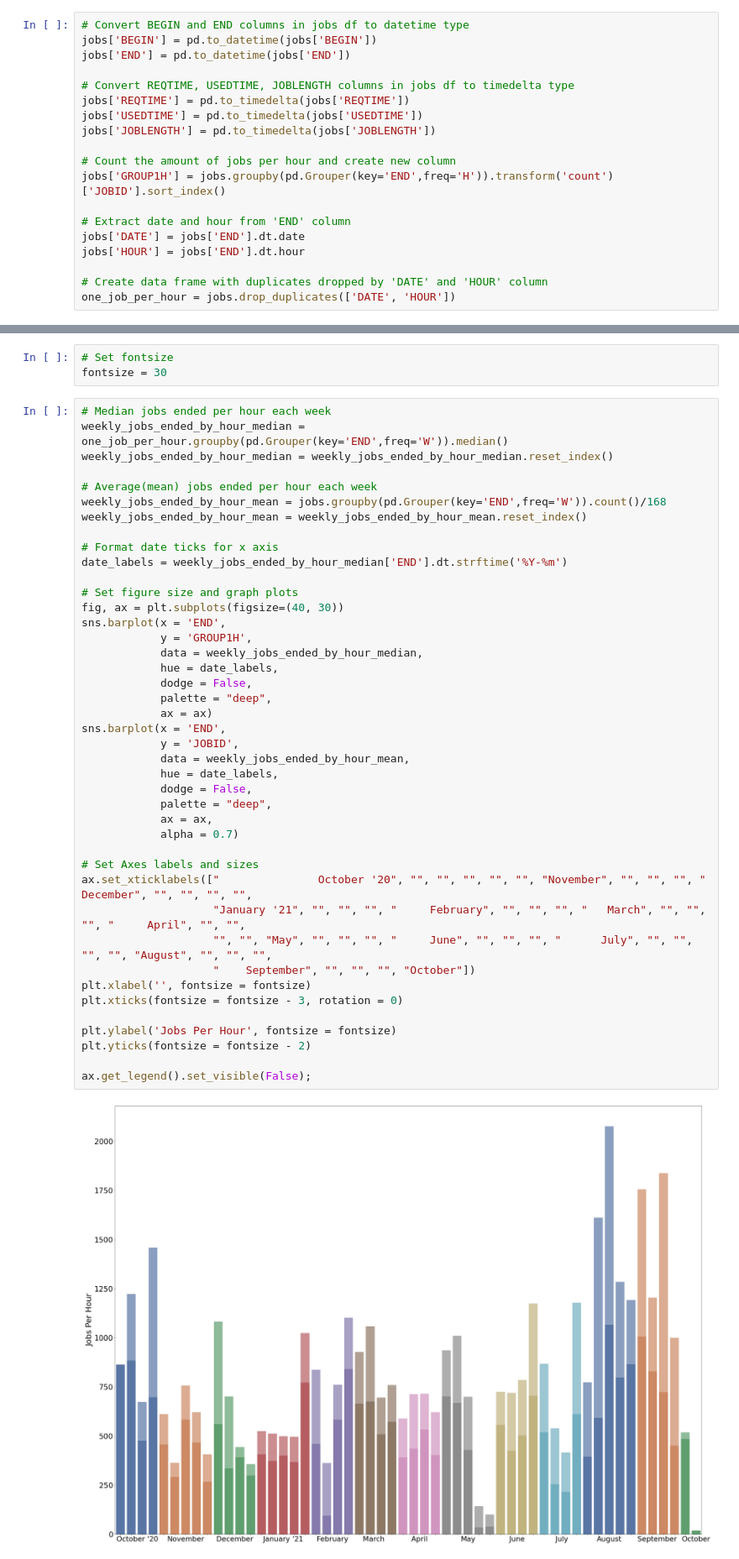
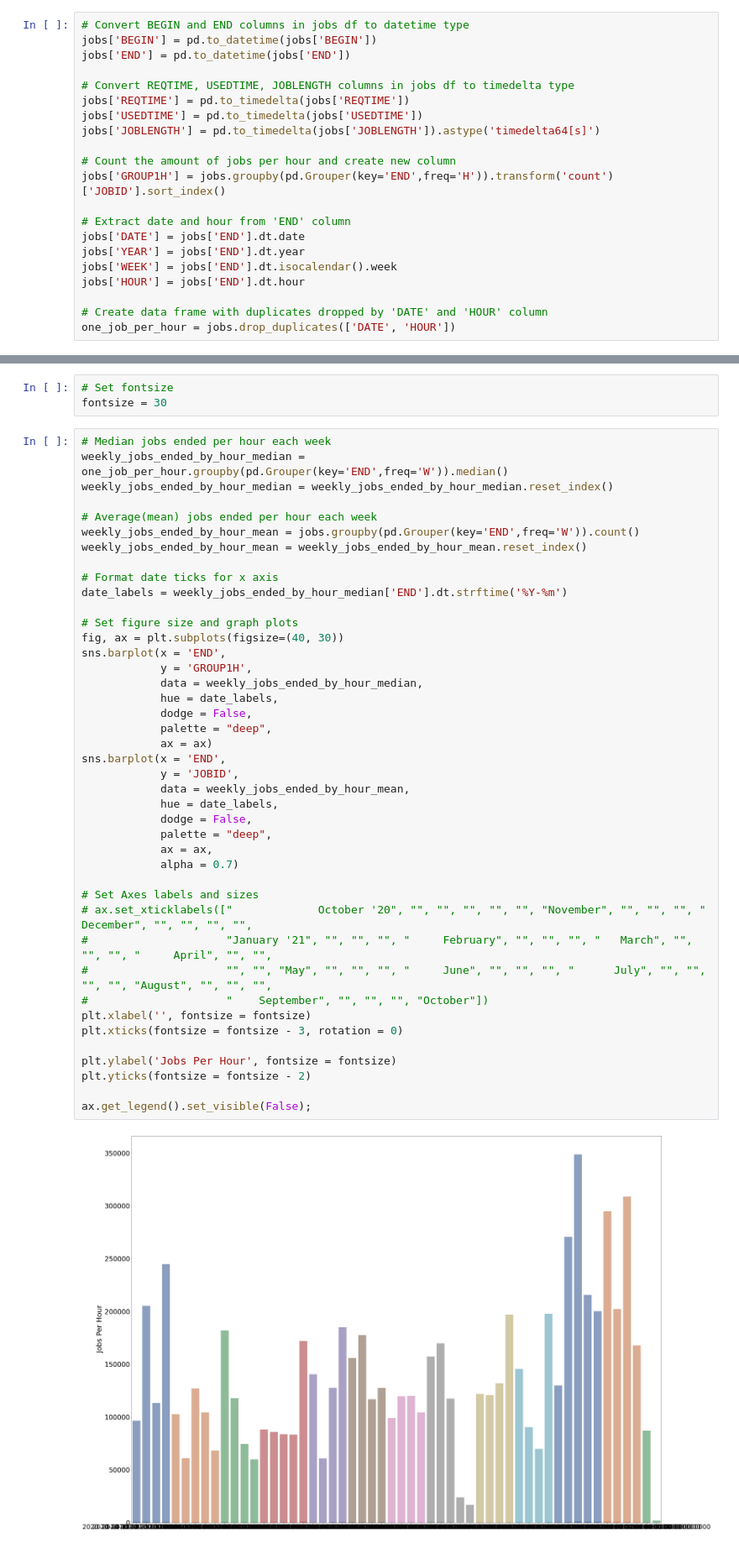
Before and after one commit to nss-data-science-cohort-5/accre-red-skittles, a Jupyter notebook: notebooks/Question 1.ipynb, the cells around one changed output, grey strips where cells are left out. Shown at 84% size. Saved outputs shown, nothing was run; the diff lists cells and outputs as text.

Commit message:
Completed the graphs and JOBLENGTH statistics for the final presentation

```diff
--- a/notebooks/Question 1.ipynb
+++ b/notebooks/Question 1.ipynb
@@ -16,13 +18,15 @@ jobs['END'] = pd.to_datetime(jobs['END'])
 # Convert REQTIME, USEDTIME, JOBLENGTH columns in jobs df to timedelta type
 jobs['REQTIME'] = pd.to_timedelta(jobs['REQTIME'])
 jobs['USEDTIME'] = pd.to_timedelta(jobs['USEDTIME'])
-jobs['JOBLENGTH'] = pd.to_timedelta(jobs['JOBLENGTH'])
+jobs['JOBLENGTH'] = pd.to_timedelta(jobs['JOBLENGTH']).astype('timedelta64[s]')
 
 # Count the amount of jobs per hour and create new column
 jobs['GROUP1H'] = jobs.groupby(pd.Grouper(key='END',freq='H')).transform('count')['JOBID'].sort_index()
 
 # Extract date and hour from 'END' column
 jobs['DATE'] = jobs['END'].dt.date
+jobs['YEAR'] = jobs['END'].dt.year
+jobs['WEEK'] = jobs['END'].dt.isocalendar().week
 jobs['HOUR'] = jobs['END'].dt.hour
 
 # Create data frame with duplicates dropped by 'DATE' and 'HOUR' column
@@ -49,41 +42,41 @@ weekly_jobs_ended_by_hour_median = one_job_per_hour.groupby(pd.Grouper(key='END'
 weekly_jobs_ended_by_hour_median = weekly_jobs_ended_by_hour_median.reset_index()
 
 # Average(mean) jobs ended per hour each week
-weekly_jobs_ended_by_hour_mean = jobs.groupby(pd.Grouper(key='END',freq='W')).count()/168
+weekly_jobs_ended_by_hour_mean = jobs.groupby(pd.Grouper(key='END',freq='W')).count()
 weekly_jobs_ended_by_hour_mean = weekly_jobs_ended_by_hour_mean.reset_index()
 
 # Format date ticks for x axis
 date_labels = weekly_jobs_ended_by_hour_median['END'].dt.strftime('%Y-%m')
 
 # Set figure size and graph plots
 fig, ax = plt.subplots(figsize=(40, 30))
 sns.barplot(x = 'END',
             y = 'GROUP1H',
             data = weekly_jobs_ended_by_hour_median,
             hue = date_labels,
             dodge = False,
             palette = "deep",
             ax = ax)
 sns.barplot(x = 'END',
             y = 'JOBID',
             data = weekly_jobs_ended_by_hour_mean,
             hue = date_labels,
             dodge = False,
             palette = "deep",
             ax = ax,
             alpha = 0.7)
 
 # Set Axes labels and sizes
-ax.set_xticklabels(["               October '20", "", "", "", "", "", "November", "", "", "", "     December", "", "", "", "",
-                    "January '21", "", "", "", "     February", "", "", "", "   March", "", "", "", "     April", "", "",
-                    "", "", "May", "", "", "", "     June", "", "", "", "      July", "", "", "", "", "August", "", "", "",
-                    "    September", "", "", "", "October"])
+# ax.set_xticklabels(["             October '20", "", "", "", "", "", "November", "", "", "", "     December", "", "", "", "",
+#                     "January '21", "", "", "", "     February", "", "", "", "   March", "", "", "", "     April", "", "",
+#                     "", "", "May", "", "", "", "     June", "", "", "", "      July", "", "", "", "", "August", "", "", "",
+#                     "    September", "", "", "", "October"])
 plt.xlabel('', fontsize = fontsize)
 plt.xticks(fontsize = fontsize - 3, rotation = 0)
 
 plt.ylabel('Jobs Per Hour', fontsize = fontsize)
 plt.yticks(fontsize = fontsize - 2)
 
 ax.get_legend().set_visible(False);
 # %% [output]
-[figure, old version]
+[figure, new version]
```
Also changed, not shown: parts of 22 cells of this notebook, 1 other file.
